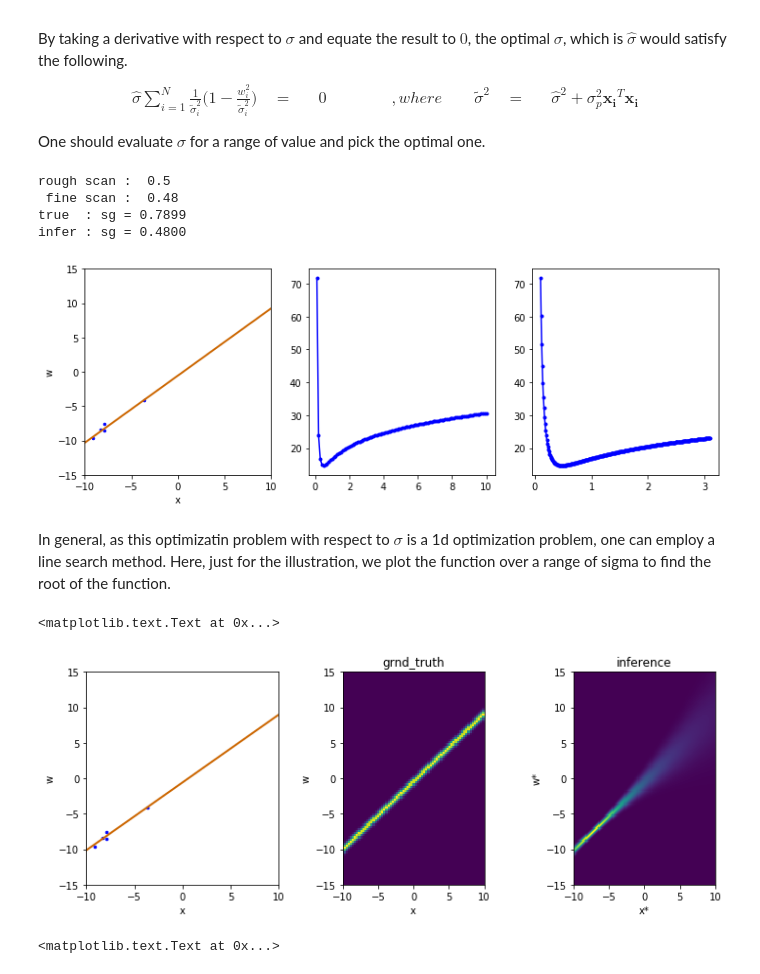
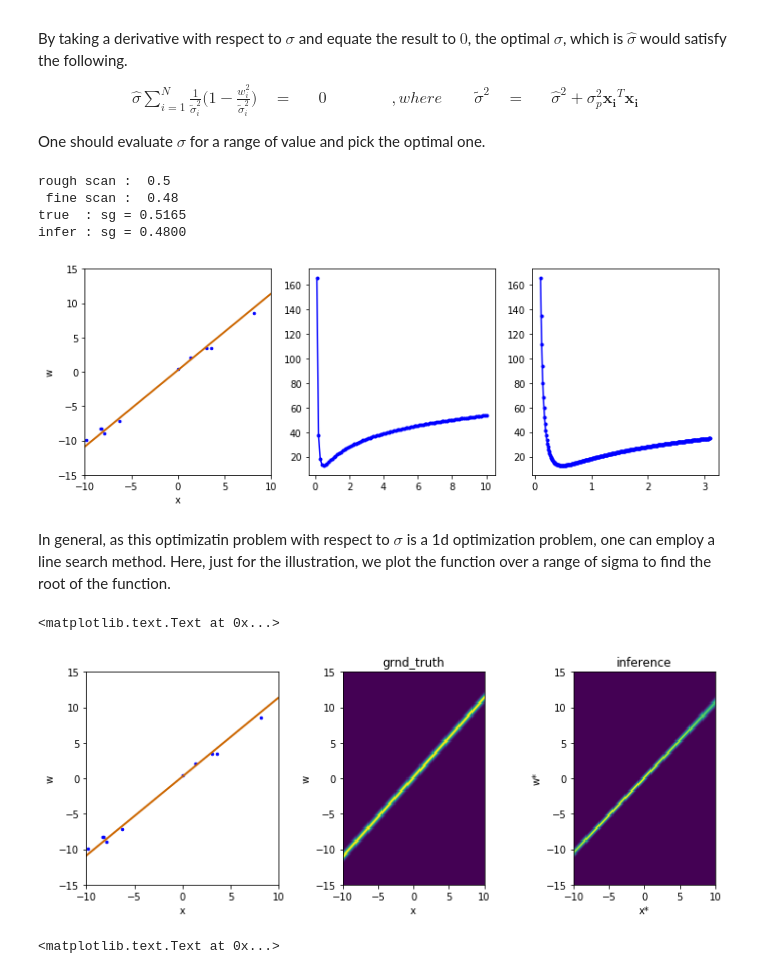
Before and after one commit to kiyomizuhi/machine_learning_scratch_Prince_computer_vision, a Jupyter notebook: scratch/Regression.ipynb, the cells around one changed output. Drawn from its saved outputs; the diff is of its cells as text; code cells hidden in the pictures.

```diff
--- a/scratch/Regression.ipynb
+++ b/scratch/Regression.ipynb
@@ -316,7 +316,7 @@ def evaluate_sigma(x, w, sgp, sg):
         #sg_eval[i] = np.log(wpdf)
     return sg_eval
 # %%
-ns = 5
+ns = 10
 x_range = np.array([-10., 10.])
 sg, phi, sgp = generate_nice_params()
 x, w = generate_samples(x_range, sg, phi, ns)
@@ -329,35 +329,35 @@ plt.ylim(1.5*x_range)
 plt.xlabel("x")
 plt.ylabel("w")
 
 s1 = 0.1
 s2 = 10.0
 sg_candid = np.linspace(s1, s2, 100)
 sg_eval = evaluate_sigma(x, w, sgp, sg_candid)
 plt.subplot(1,3,2)
 plt.plot(sg_candid, sg_eval, 'b.-')
 
 idx = np.where(sg_eval == sg_eval.min())[0][0]
 sg_inf = sg_candid[idx]
 print('rough scan : ', sg_inf)
 
 s1 = 0.1
 s2 = 3.1
 plt.subplot(1,3,3)
 sg_candid = np.linspace(s1, s2, 301)
 sg_eval = evaluate_sigma(x, w, sgp, sg_candid)
 plt.plot(sg_candid, sg_eval, 'b.-')
 
 idx = np.where(sg_eval == sg_eval.min())[0][0]
 sg_inf = sg_candid[idx]
 print(' fine scan : ', sg_inf)
 
 print("true  : sg = {0:1.4f} \ninfer : sg = {1:1.4f}".format(sg, sg_inf))
 # %% [output]
 rough scan :  0.5
  fine scan :  0.48
-true  : sg = 0.7899
+true  : sg = 0.5165
 infer : sg = 0.4800
-[figure, old version]
+[figure, new version]
 # %% [markdown]
 In general, as this optimizatin problem with respect to $\sigma$ is a 1d optimization problem, one can employ a line search method. Here, just for the illustration, we plot the function over a range of sigma to find the root of the function.
 # %%
@@ -399,7 +399,7 @@ plt.xlabel("x*")
 plt.ylabel("w*")
 # %% [output]
 <matplotlib.text.Text at 0x...>
-[figure, old version]
+[figure, new version]
 # %%
 plt.rcParams['figure.figsize'] = (8.0, 4.0)
 
```
